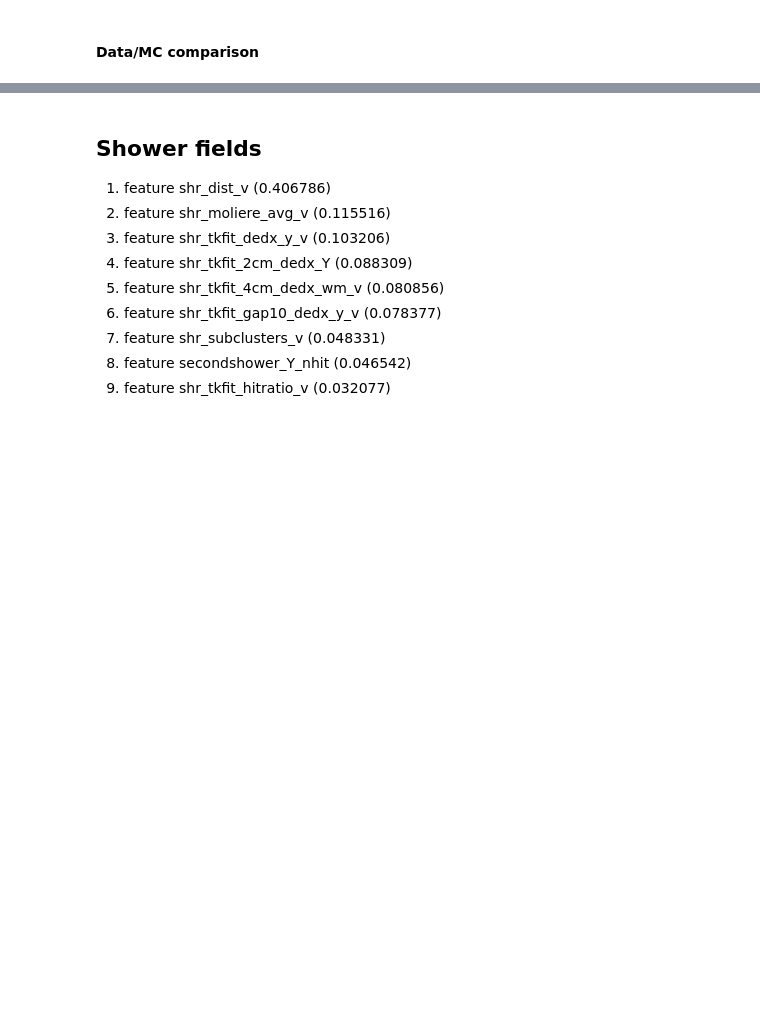
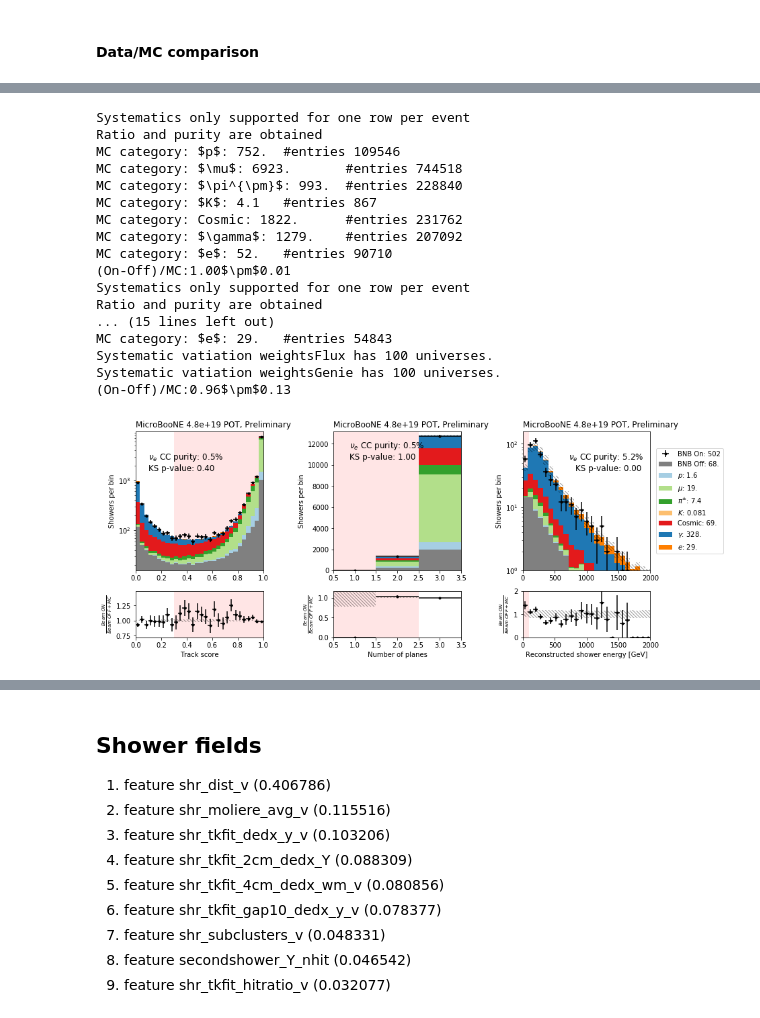
Before and after one commit to Wouter-VDP/nuecc_python, a Jupyter notebook: NuePlots_datamc.ipynb, the cells around one changed output, grey strips where cells are left out. Saved outputs shown, nothing was run; the diff lists cells and outputs as text; code cells hidden in the pictures; blank space fills up the shorter version.

```diff
--- a/NuePlots_datamc.ipynb
+++ b/NuePlots_datamc.ipynb
@@ -185,6 +212,6 @@ if not sideband:
 # %%
 # Preselection queries
-if not sideband:
+if full_sample:
     query = "optical_filter & \
              reco_fid_vol & \
              shr_energy_y_v>0 & \
@@ -210,7 +237,7 @@ if not sideband:
     ax[0][2].axvspan(0, 100, facecolor="red", alpha=0.1)
     ax[1][2].axvspan(0, 100, facecolor="red", alpha=0.1)
 
-    ratio, purity, ks_p, _ = plotter.plot_panel_data_mc(
+    ratio, purity, ks_p, _, text_loc = plotter.plot_panel_data_mc(
         ax.T[0],
         "trk_score_v",
         r"Track score",
@@ -220,7 +247,7 @@ if not sideband:
         query=query,
         legend=False,
         show_syst=False,
-        title_str="",
+        title_str=title_str,
         kind="pdg",
         y_label="Showers per bin",
     )
@@ -230,10 +257,10 @@ if not sideband:
         r"$\nu_e$"
         + " CC purity: {0:<3.1%}\nKS p-value: {1:<5.2f}".format(purity[0], ks_p),
         horizontalalignment="left",
-        fontsize=12,
+        fontsize='medium'
     )
 
-    ratio, purity, ks_p, _ = plotter.plot_panel_data_mc(
+    ratio, purity, ks_p, _, text_loc = plotter.plot_panel_data_mc(
         ax.T[1],
         "pfp_clusters_v",
         r"Number of planes",
@@ -243,7 +270,7 @@ if not sideband:
         query=query,
         legend=False,
         show_syst=False,
-        title_str="",
+        title_str=title_str,
         kind="pdg",
         y_label="Showers per bin",
     )
@@ -253,9 +280,8 @@ if not sideband:
         r"$\nu_e$"
         + " CC purity: {0:<3.1%}\nKS p-value: {1:<5.2f}".format(purity[0], ks_p),
         horizontalalignment="left",
-        fontsize=12,
+        fontsize='medium'
     )
-    ax[0][1].set_title("", loc="left")
 
     query += " & e_candidate & \
                  slpdg==12 & \
@@ -263,36 +289,54 @@ if not sideband:
                  CosmicIPAll3D>30 & \
                  CosmicDirAll3D>-0.98 & \
                  CosmicDirAll3D<0.98"
 
-    ratio, purity, ks_p, _ = plotter.plot_panel_data_mc(
+    ratio, purity, ks_p, _, text_loc = plotter.plot_panel_data_mc(
         ax.T[2],
         "shr_energy_y_v",
         r"Reconstructed shower energy [GeV]",
         N_bins=25,
         x_min=0,
         x_max=2000,
         query=query,
         legend=True,
         title_str=title_str,
         kind="pdg",
         y_label="Showers per bin",
     )
     ax[0][2].text(
         ax[0][2].get_xlim()[1] * 0.95,
         ax[0][2].get_ylim()[1] * 0.3,
         r"$\nu_e$"
         + " CC purity: {0:<3.1%}\nKS p-value: {1:<5.2f}".format(purity[0], ks_p),
         horizontalalignment="right",
-        fontsize=12,
+        fontsize='medium'
     )
-    ax[0][2].set_title("", loc="left")
 
     ax[0][0].set_ylim(ax[0][0].get_ylim()[1]/5e2, ax[0][0].get_ylim()[1]*1.25)
     ax[0][0].set_yscale("log")
     ax[0][2].set_ylim(max(ax[0][2].get_ylim()[1]/1e3,1), ax[0][2].get_ylim()[1]*1.25)
     ax[0][2].set_yscale("log")
 
     fig.savefig(output_dir + "trk_she.pdf", bbox_inches="tight")
+# %% [output]
+Systematics only supported for one row per event
+Ratio and purity are obtained
+MC category: $p$: 752.  #entries 109546
+MC category: $\mu$: 6923.       #entries 744518
+MC category: $\pi^{\pm}$: 993.  #entries 228840
+MC category: $K$: 4.1   #entries 867
+MC category: Cosmic: 1822.      #entries 231762
+MC category: $\gamma$: 1279.    #entries 207092
+MC category: $e$: 52.   #entries 90710
+(On-Off)/MC:1.00$\pm$0.01
+Systematics only supported for one row per event
+Ratio and purity are obtained
+... (15 lines left out)
+MC category: $e$: 29.   #entries 54843
+Systematic vatiation weightsFlux has 100 universes.
+Systematic vatiation weightsGenie has 100 universes.
+(On-Off)/MC:0.96$\pm$0.13
+[figure, added]
 # %%
 query = "(preselect & e_candidate)"
 
```
Also changed, not shown: parts of 21 cells of this notebook, 19 other files.
